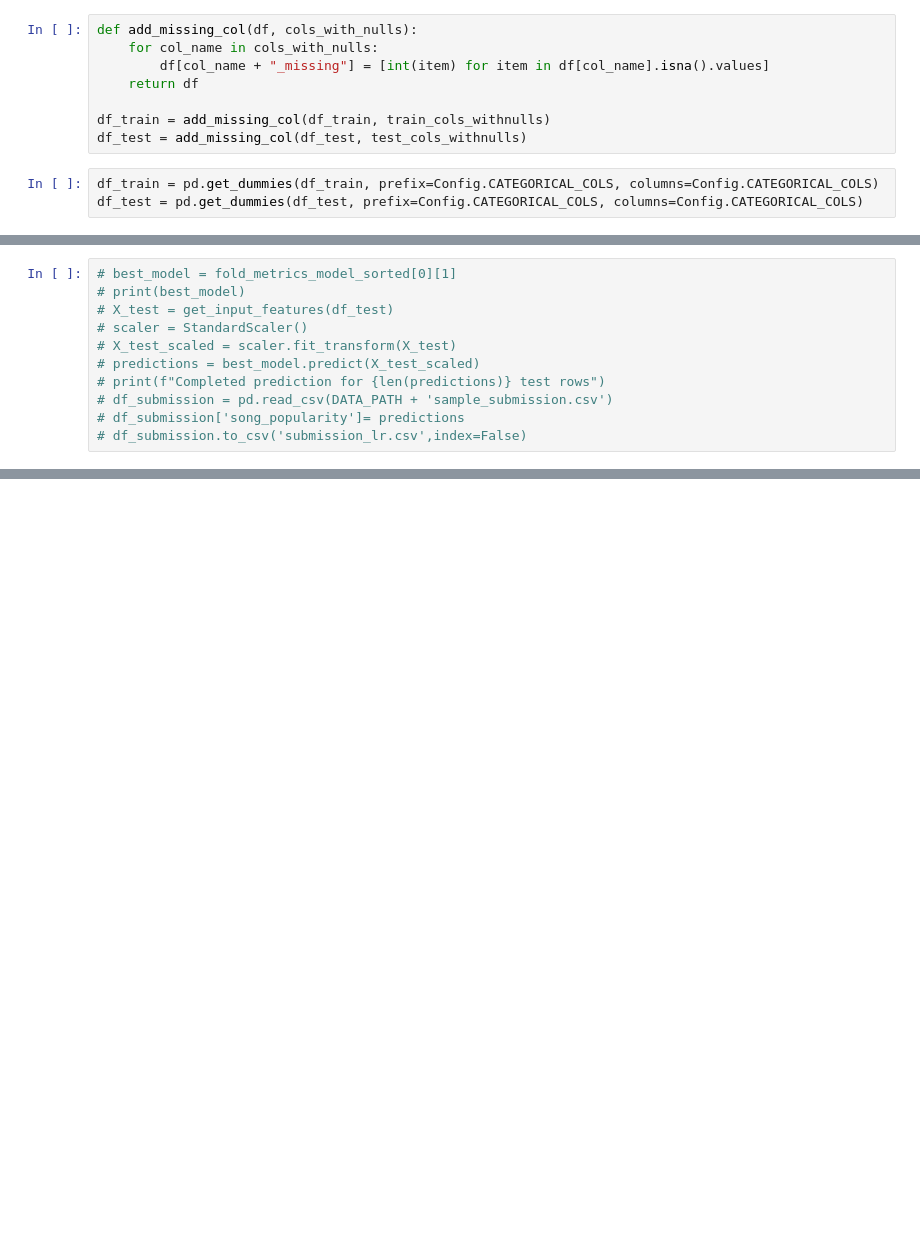
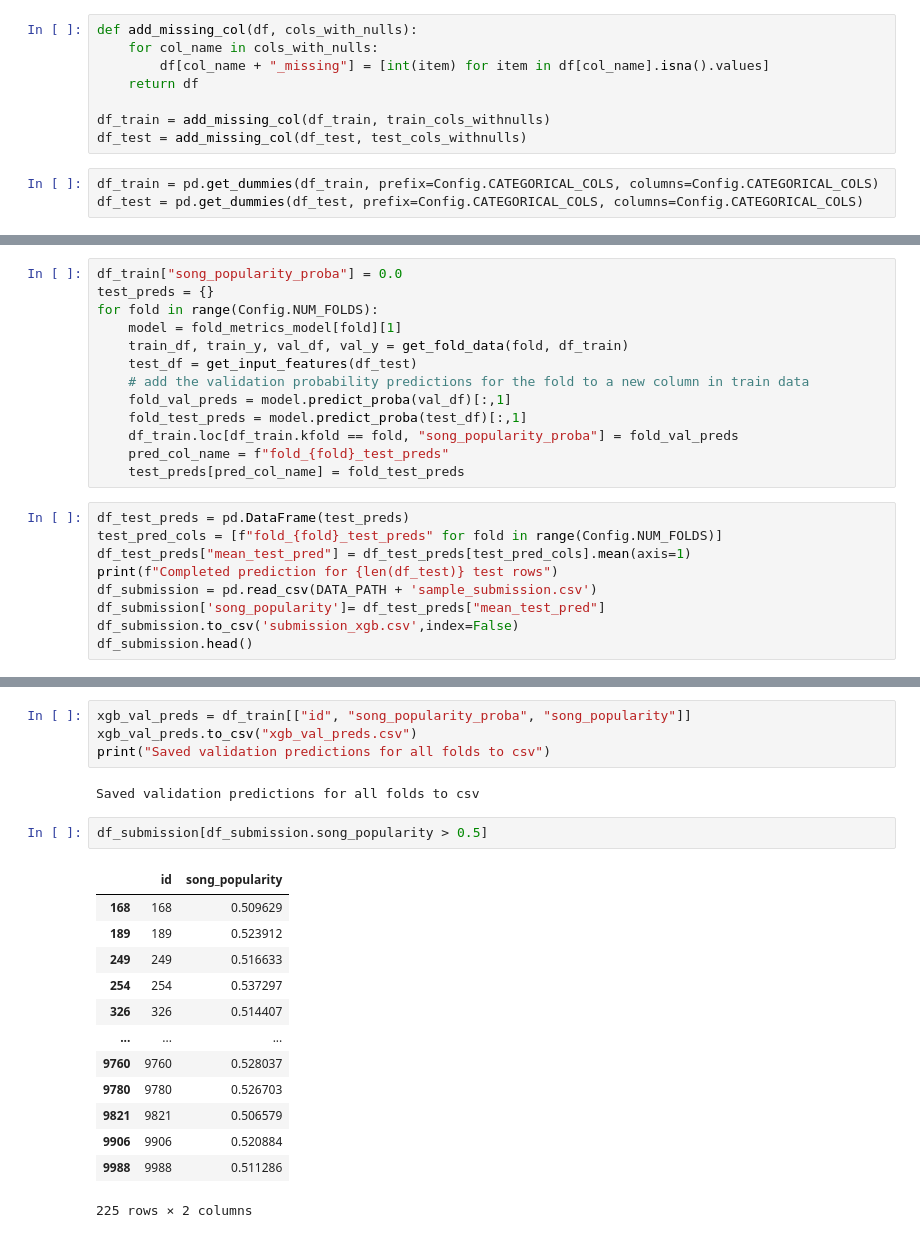
Before and after one commit to bk-anupam/Kaggle, a Jupyter notebook: song-popularity/song_popularity_xgb.ipynb, the cells around one changed output, grey strips where cells are left out. Drawn from its saved outputs; the diff is of its cells as text; blank space fills up the shorter version.

```diff
--- a/song-popularity/song_popularity_xgb.ipynb
+++ b/song-popularity/song_popularity_xgb.ipynb
@@ -205,11 +258,22 @@ plot_features(best_model, (10, 14))
+# %%
+df_train["song_popularity_proba"] = 0.0
+test_preds = {}
+for fold in range(Config.NUM_FOLDS):
+    model = fold_metrics_model[fold][1]
+    train_df, train_y, val_df, val_y = get_fold_data(fold, df_train)
+    test_df = get_input_features(df_test)
+    # add the validation probability predictions for the fold to a new column in train data
+    fold_val_preds = model.predict_proba(val_df)[:,1]
+    fold_test_preds = model.predict_proba(test_df)[:,1]
+    df_train.loc[df_train.kfold == fold, "song_popularity_proba"] = fold_val_preds
+    pred_col_name = f"fold_{fold}_test_preds"
+    test_preds[pred_col_name] = fold_test_preds
 # %%
-# best_model = fold_metrics_model_sorted[0][1]
-# print(best_model)
-# X_test = get_input_features(df_test)
-# scaler = StandardScaler()
-# X_test_scaled = scaler.fit_transform(X_test)
-# predictions = best_model.predict(X_test_scaled)
-# print(f"Completed prediction for {len(predictions)} test rows")
-# df_submission = pd.read_csv(DATA_PATH + 'sample_submission.csv')
-# df_submission['song_popularity']= predictions
-# df_submission.to_csv('submission_lr.csv',index=False)
+df_test_preds = pd.DataFrame(test_preds)
+test_pred_cols = [f"fold_{fold}_test_preds" for fold in range(Config.NUM_FOLDS)]
+df_test_preds["mean_test_pred"] = df_test_preds[test_pred_cols].mean(axis=1)
+print(f"Completed prediction for {len(df_test)} test rows")
+df_submission = pd.read_csv(DATA_PATH + 'sample_submission.csv')
+df_submission['song_popularity']= df_test_preds["mean_test_pred"]
+df_submission.to_csv('submission_xgb.csv',index=False)
+df_submission.head()
@@ -215,0 +288,22 @@ plot_features(best_model, (10, 14))
+# %%
+xgb_val_preds = df_train[["id", "song_popularity_proba", "song_popularity"]]
+xgb_val_preds.to_csv("xgb_val_preds.csv")
+print("Saved validation predictions for all folds to csv")
+# %% [output]
+Saved validation predictions for all folds to csv
+# %%
+df_submission[df_submission.song_popularity > 0.5]
+# %% [output]
+|  | id | song_popularity |
+| 168 | 168 | 0.509629 |
+| 189 | 189 | 0.523912 |
+| 249 | 249 | 0.516633 |
+| 254 | 254 | 0.537297 |
+| 326 | 326 | 0.514407 |
+| ... | ... | ... |
+| 9760 | 9760 | 0.528037 |
+| 9780 | 9780 | 0.526703 |
+| 9821 | 9821 | 0.506579 |
+| 9906 | 9906 | 0.520884 |
+| 9988 | 9988 | 0.511286 |
+225 rows × 2 columns
```
Also changed, not shown: parts of 14 cells of this notebook.
